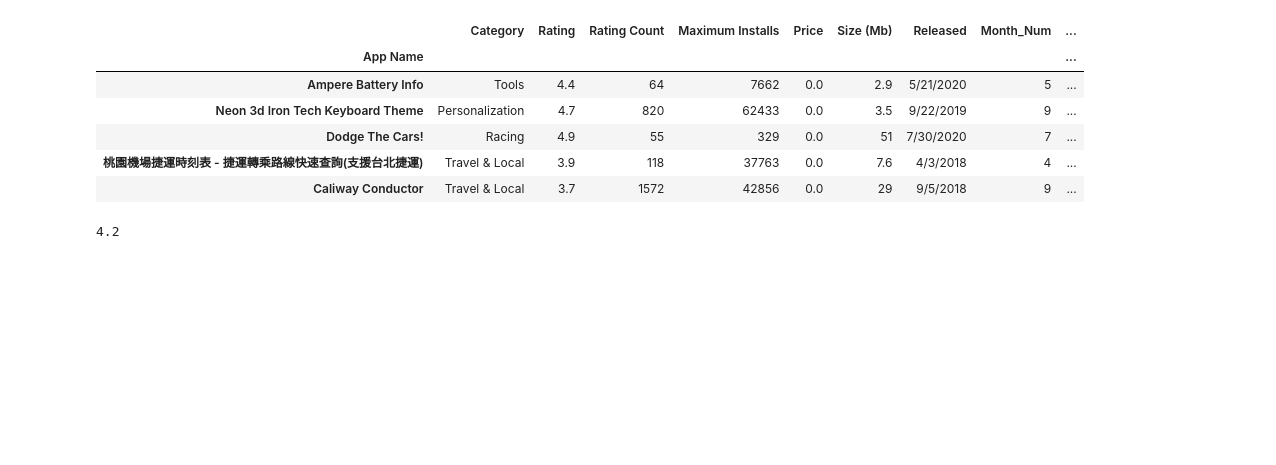
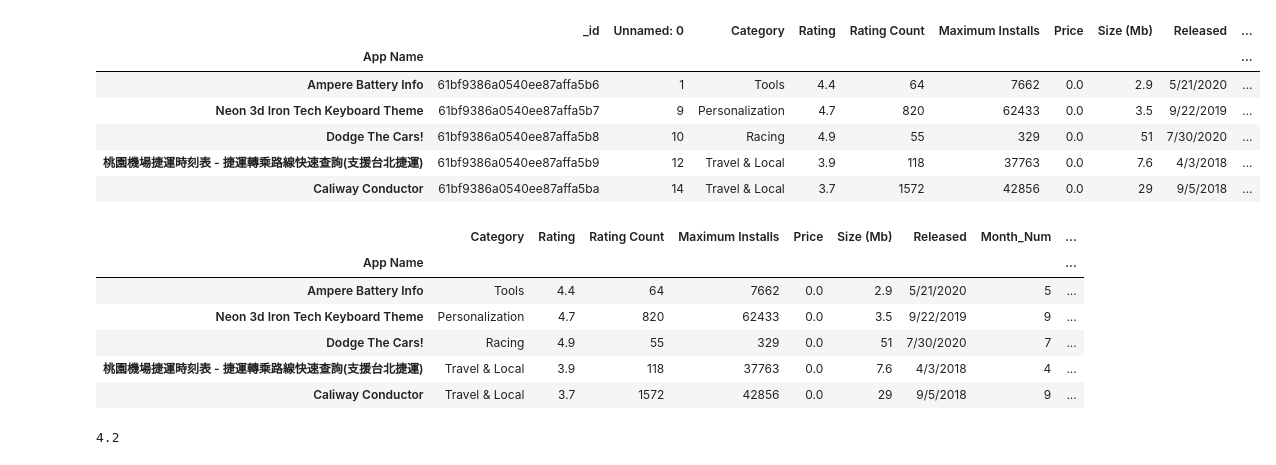
Before and after one commit to Alyssa-Ann/Machine-_Learning_Dashboard_Capstone_2021, a Jupyter notebook: Machine_Learning/Google_App_Machine_Learning.ipynb, the cells around one changed output. Saved outputs shown, nothing was run; the diff lists cells and outputs as text; code cells hidden in the pictures; blank space fills up the shorter version.

Commit message:
Stored Data in Database and then had the Machine Learning pull the data from the MongoDB database

```diff
--- a/Machine_Learning/Google_App_Machine_Learning.ipynb
+++ b/Machine_Learning/Google_App_Machine_Learning.ipynb
@@ -21,0 +16,2 @@ app_data.head()
+# %%
+mycollection = app_data["Google_App_Store_Data"]
@@ -21,0 +22,2 @@ app_data.head()
+# %%
+all_records= mycollection.find()
@@ -21,0 +28,5 @@ app_data.head()
+# %%
+list_cursor = list(all_records)
+# %%
+app_data = pd.DataFrame(list_cursor)
+app_data.head()
@@ -22 +40,12 @@ app_data.head()
+# %%
+app_data = app_data.set_index('App Name')
+app_data.head()
+# %% [output]
+|  | _id | Unnamed: 0 | Category | Rating | Rating Count | Maximum Installs | Price | Size (Mb) | Released | ... |
+| App Name |  |  |  |  |  |  |  |  |  | ... |
+| Ampere Battery Info | 61bf9386a0540ee87affa5b6 | 1 | Tools | 4.4 | 64 | 7662 | 0.0 | 2.9 | 5/21/2020 | ... |
+| Neon 3d Iron Tech Keyboard Theme | 61bf9386a0540ee87affa5b7 | 9 | Personalization | 4.7 | 820 | 62433 | 0.0 | 3.5 | 9/22/2019 | ... |
+| Dodge The Cars! | 61bf9386a0540ee87affa5b8 | 10 | Racing | 4.9 | 55 | 329 | 0.0 | 51 | 7/30/2020 | ... |
+| 桃園機場捷運時刻表 - 捷運轉乘路線快速查詢(支援台北捷運) | 61bf9386a0540ee87affa5b9 | 12 | Travel & Local | 3.9 | 118 | 37763 | 0.0 | 7.6 | 4/3/2018 | ... |
+| Caliway Conductor | 61bf9386a0540ee87affa5ba | 14 | Travel & Local | 3.7 | 1572 | 42856 | 0.0 | 29 | 9/5/2018 | ... |
 # %%
```
Also changed, not shown: parts of 27 cells of this notebook, 1 other file.
